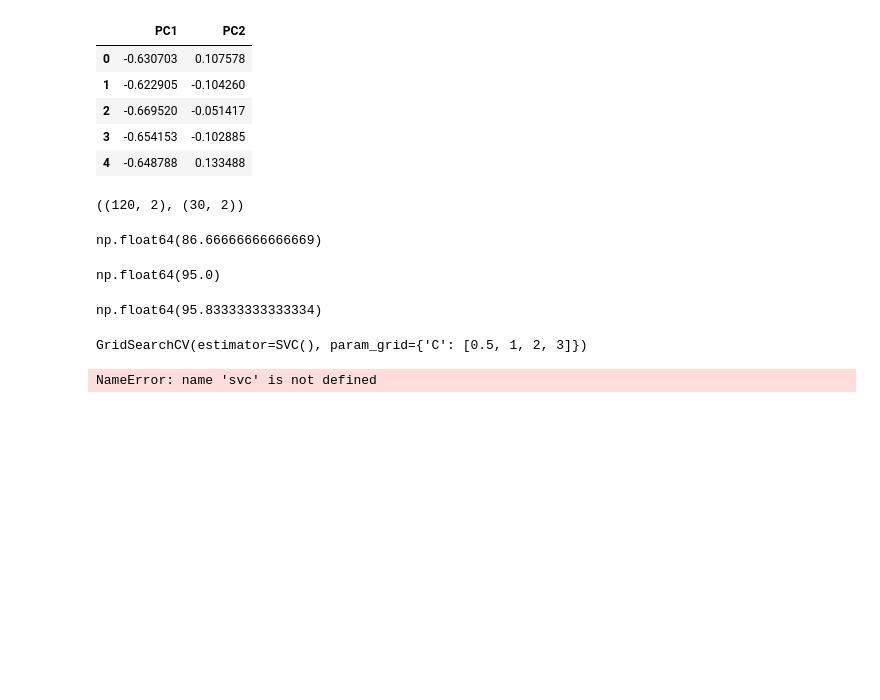
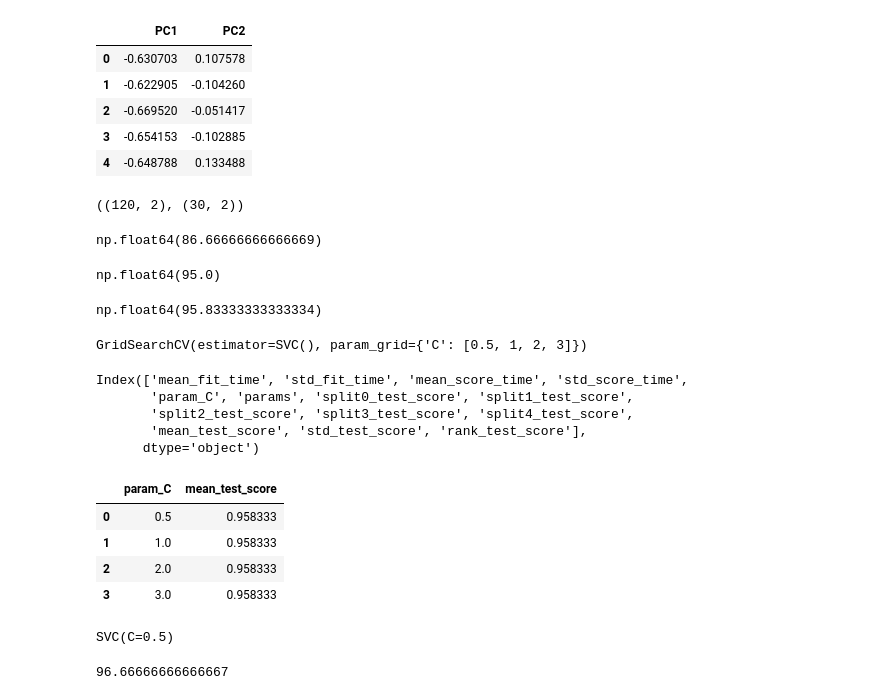
Before and after one commit to Durgaprasad1903/e2e-ml-project, a Jupyter notebook: notebook.ipynb, the cells around one changed output. Cells and saved outputs as stored; diff of their text form; code cells hidden in the pictures; blank space fills up the shorter version.

```diff
--- a/notebook.ipynb
+++ b/notebook.ipynb
@@ -156,7 +156,28 @@ clf.fit(X_train,y_train)
 GridSearchCV(estimator=SVC(), param_grid={'C': [0.5, 1, 2, 3]})
 # %%
 clf_df = pd.DataFrame(clf.cv_results_)
-# %%
-model = SVC()
-# %% [output]
-NameError: name 'svc' is not defined
+# %%
+clf_df.columns
+# %% [output]
+Index(['mean_fit_time', 'std_fit_time', 'mean_score_time', 'std_score_time',
+       'param_C', 'params', 'split0_test_score', 'split1_test_score',
+       'split2_test_score', 'split3_test_score', 'split4_test_score',
+       'mean_test_score', 'std_test_score', 'rank_test_score'],
+      dtype='object')
+# %%
+clf_df[['param_C','mean_test_score']].sort_values(by = 'mean_test_score',ascending = False)
+# %% [output]
+|  | param_C | mean_test_score |
+| 0 | 0.5 | 0.958333 |
+| 1 | 1.0 | 0.958333 |
+| 2 | 2.0 | 0.958333 |
+| 3 | 3.0 | 0.958333 |
+# %%
+model = SVC(C =  0.5)
+model.fit(X_train,y_train)
+# %% [output]
+SVC(C=0.5)
+# %%
+model.score(X_test,y_test) * 100
+# %% [output]
+96.66666666666667
```
Also changed, not shown: parts of 5 cells of this notebook.
